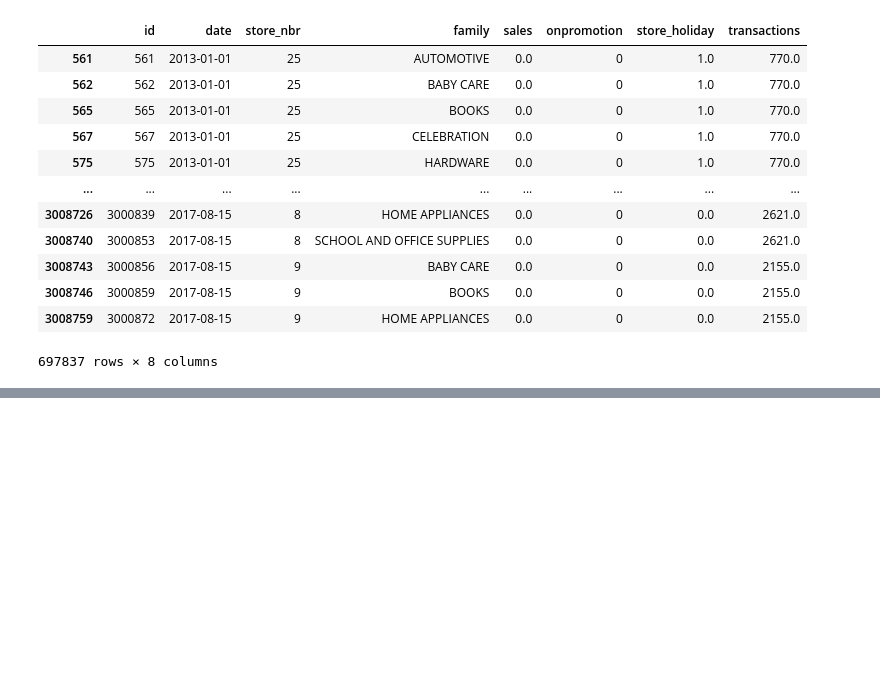
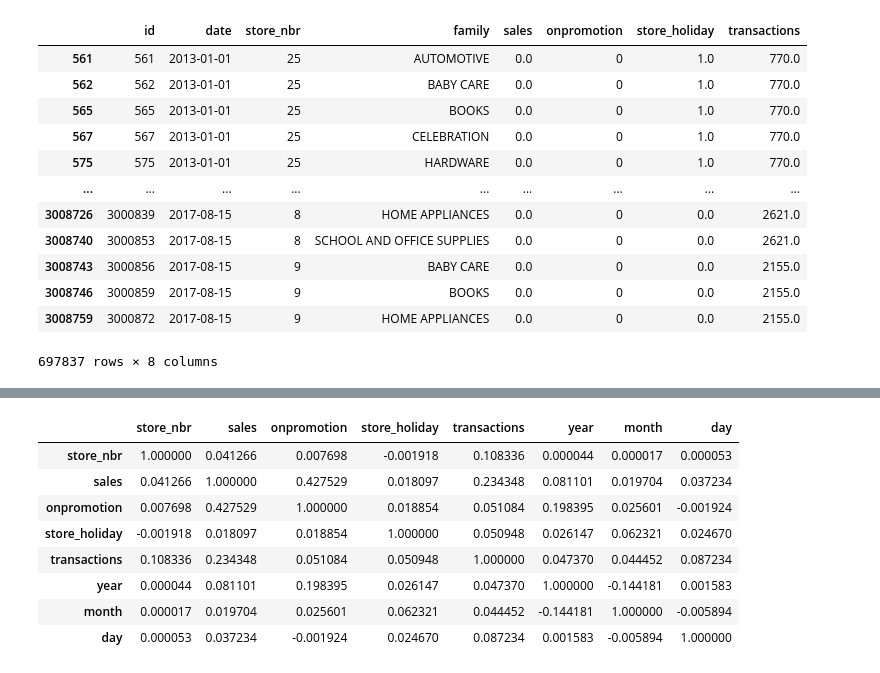
Before and after one commit to Ruparna25/Sales_Forecast-Time_Series, a Jupyter notebook: sales-forecasting-time-series.ipynb, the cells around one changed output, grey strips where cells are left out. Cells and saved outputs as stored; diff of their text form; code cells hidden in the pictures; blank space fills up the shorter version.

```diff
--- a/sales-forecasting-time-series.ipynb
+++ b/sales-forecasting-time-series.ipynb
@@ -855,0 +958,12 @@ Name: family, dtype: int64
+# %%
+X_train.corr()
+# %% [output]
+|  | store_nbr | sales | onpromotion | store_holiday | transactions | year | month | day |
+| store_nbr | 1.000000 | 0.041266 | 0.007698 | -0.001918 | 0.108336 | 0.000044 | 0.000017 | 0.000053 |
+| sales | 0.041266 | 1.000000 | 0.427529 | 0.018097 | 0.234348 | 0.081101 | 0.019704 | 0.037234 |
+| onpromotion | 0.007698 | 0.427529 | 1.000000 | 0.018854 | 0.051084 | 0.198395 | 0.025601 | -0.001924 |
+| store_holiday | -0.001918 | 0.018097 | 0.018854 | 1.000000 | 0.050948 | 0.026147 | 0.062321 | 0.024670 |
+| transactions | 0.108336 | 0.234348 | 0.051084 | 0.050948 | 1.000000 | 0.047370 | 0.044452 | 0.087234 |
+| year | 0.000044 | 0.081101 | 0.198395 | 0.026147 | 0.047370 | 1.000000 | -0.144181 | 0.001583 |
+| month | 0.000017 | 0.019704 | 0.025601 | 0.062321 | 0.044452 | -0.144181 | 1.000000 | -0.005894 |
+| day | 0.000053 | 0.037234 | -0.001924 | 0.024670 | 0.087234 | 0.001583 | -0.005894 | 1.000000 |
```
Also changed, not shown: parts of 14 cells of this notebook.
